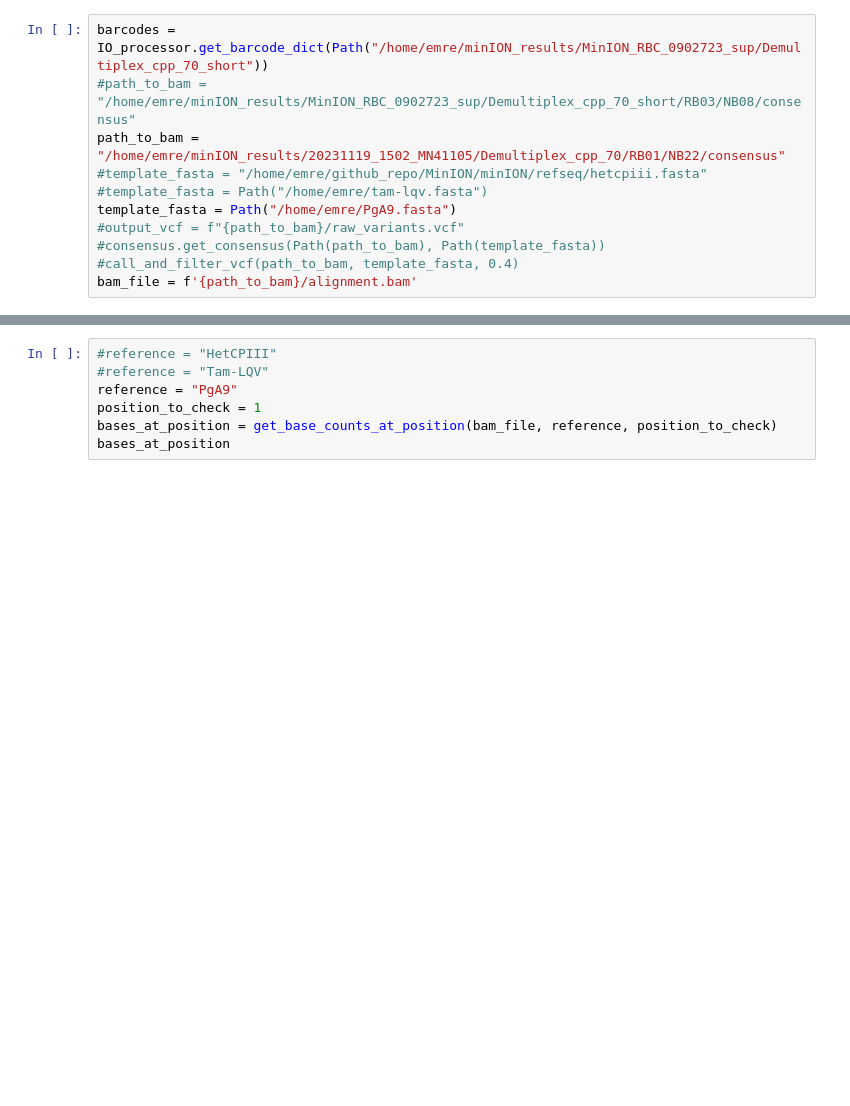
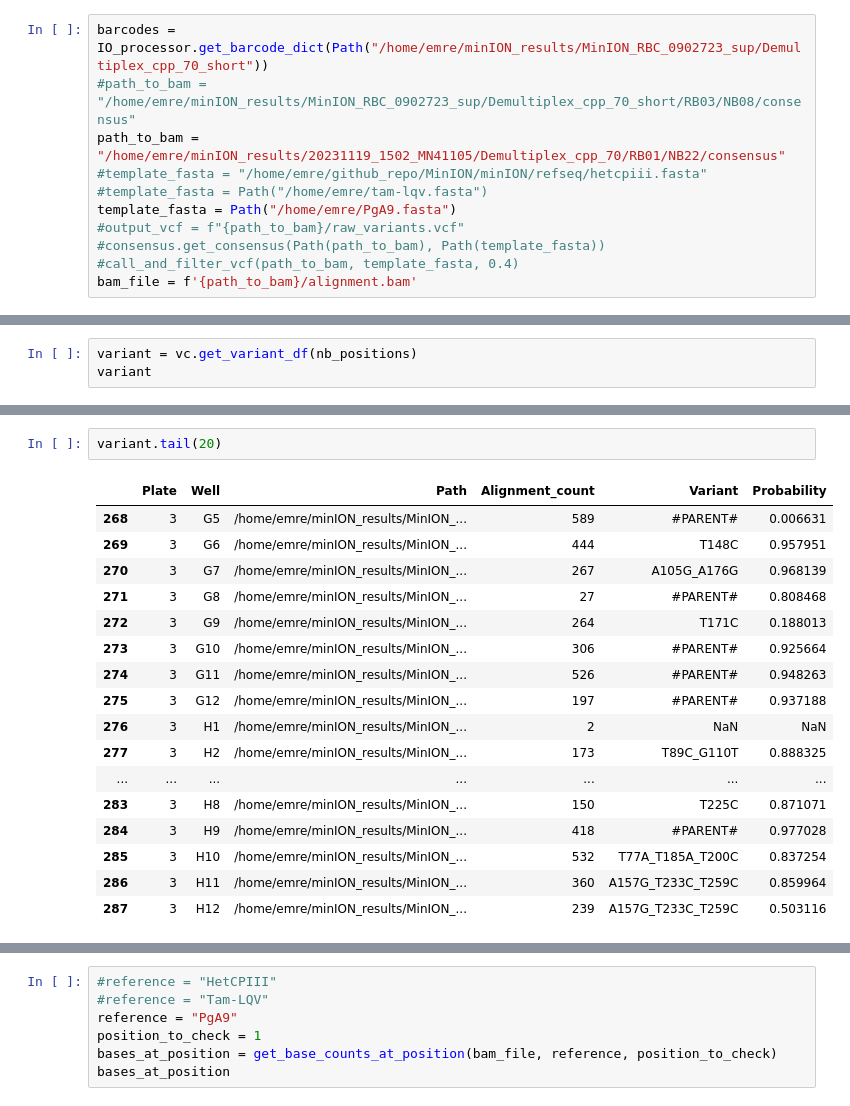
Before and after one commit to fhalab/LevSeq, a Jupyter notebook: examples/test_consensus.ipynb, the cells around one changed output, grey strips where cells are left out. Cells and saved outputs as stored; diff of their text form; blank space fills up the shorter version.

```diff
--- a/examples/test_consensus.ipynb
+++ b/examples/test_consensus.ipynb
@@ -236,0 +250,3 @@ var
+# %%
+variant = vc.get_variant_df(nb_positions)
+variant
@@ -237,2 +279,22 @@ var
+# %%
+variant.tail(20)
+# %% [output]
+|  | Plate | Well | Path | Alignment_count | Variant | Probability |
+| 268 | 3 | G5 | /home/emre/minION_results/MinION_... | 589 | #PARENT# | 0.006631 |
+| 269 | 3 | G6 | /home/emre/minION_results/MinION_... | 444 | T148C | 0.957951 |
+| 270 | 3 | G7 | /home/emre/minION_results/MinION_... | 267 | A105G_A176G | 0.968139 |
+| 271 | 3 | G8 | /home/emre/minION_results/MinION_... | 27 | #PARENT# | 0.808468 |
+| 272 | 3 | G9 | /home/emre/minION_results/MinION_... | 264 | T171C | 0.188013 |
+| 273 | 3 | G10 | /home/emre/minION_results/MinION_... | 306 | #PARENT# | 0.925664 |
+| 274 | 3 | G11 | /home/emre/minION_results/MinION_... | 526 | #PARENT# | 0.948263 |
+| 275 | 3 | G12 | /home/emre/minION_results/MinION_... | 197 | #PARENT# | 0.937188 |
+| 276 | 3 | H1 | /home/emre/minION_results/MinION_... | 2 | NaN | NaN |
+| 277 | 3 | H2 | /home/emre/minION_results/MinION_... | 173 | T89C_G110T | 0.888325 |
+| ... | ... | ... | ... | ... | ... | ... |
+| 283 | 3 | H8 | /home/emre/minION_results/MinION_... | 150 | T225C | 0.871071 |
+| 284 | 3 | H9 | /home/emre/minION_results/MinION_... | 418 | #PARENT# | 0.977028 |
+| 285 | 3 | H10 | /home/emre/minION_results/MinION_... | 532 | T77A_T185A_T200C | 0.837254 |
+| 286 | 3 | H11 | /home/emre/minION_results/MinION_... | 360 | A157G_T233C_T259C | 0.859964 |
+| 287 | 3 | H12 | /home/emre/minION_results/MinION_... | 239 | A157G_T233C_T259C | 0.503116 |
 # %%
 bases_df, qual_df = vc._get_bases_from_pileup(bam_file, nb_positions)
```
Also changed, not shown: parts of 16 cells of this notebook, 24 other files.
